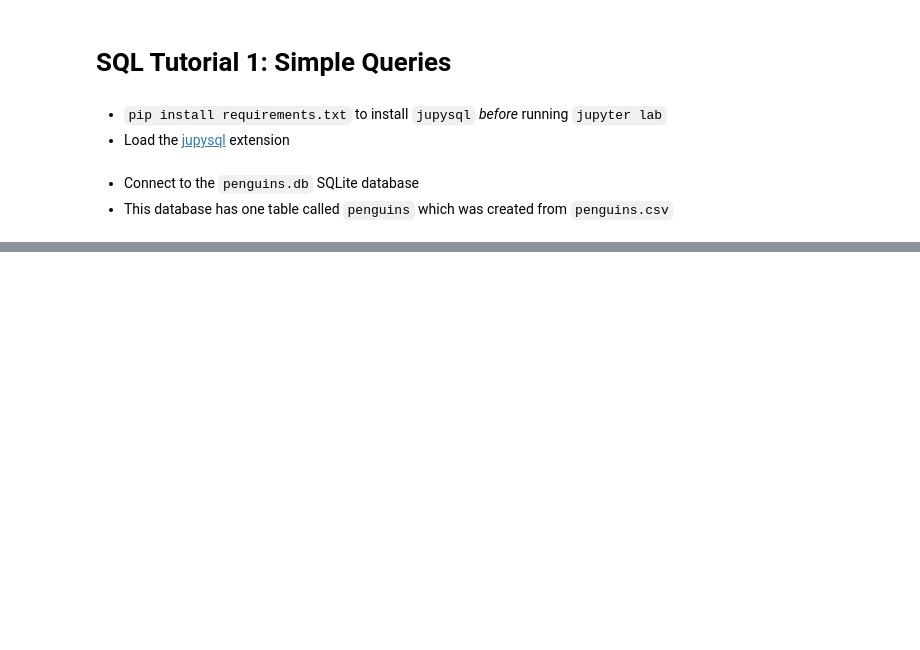
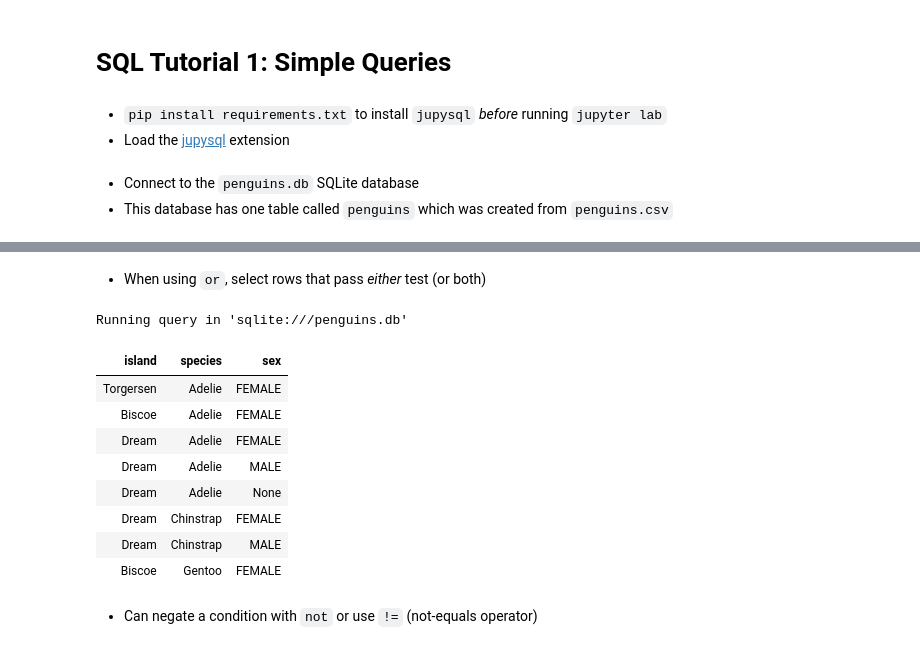
Before and after one commit to gvwilson/sql-tutorial, a Jupyter notebook: tutorial-01.ipynb, the cells around one changed output, grey strips where cells are left out. Saved outputs shown, nothing was run; the diff lists cells and outputs as text; code cells hidden in the pictures; blank space fills up the shorter version.

```diff
--- a/tutorial-01.ipynb
+++ b/tutorial-01.ipynb
@@ -36,0 +166,20 @@ Truncated to displaylimit of 10.
+# %% [markdown]
+- When using `or`, select rows that pass *either* test (or both)
+# %%
+%%sql
+select distinct island, species, sex
+from penguins
+where sex = "FEMALE" or island = "Dream";
+# %% [output]
+Running query in 'sqlite:///penguins.db'
+| island | species | sex |
+| Torgersen | Adelie | FEMALE |
+| Biscoe | Adelie | FEMALE |
+| Dream | Adelie | FEMALE |
+| Dream | Adelie | MALE |
+| Dream | Adelie | None |
+| Dream | Chinstrap | FEMALE |
+| Dream | Chinstrap | MALE |
+| Biscoe | Gentoo | FEMALE |
+# %% [markdown]
+- Can negate a condition with `not` or use `!=` (not-equals operator)
```
Also changed, not shown: parts of 30 cells of this notebook, 2 other files.
